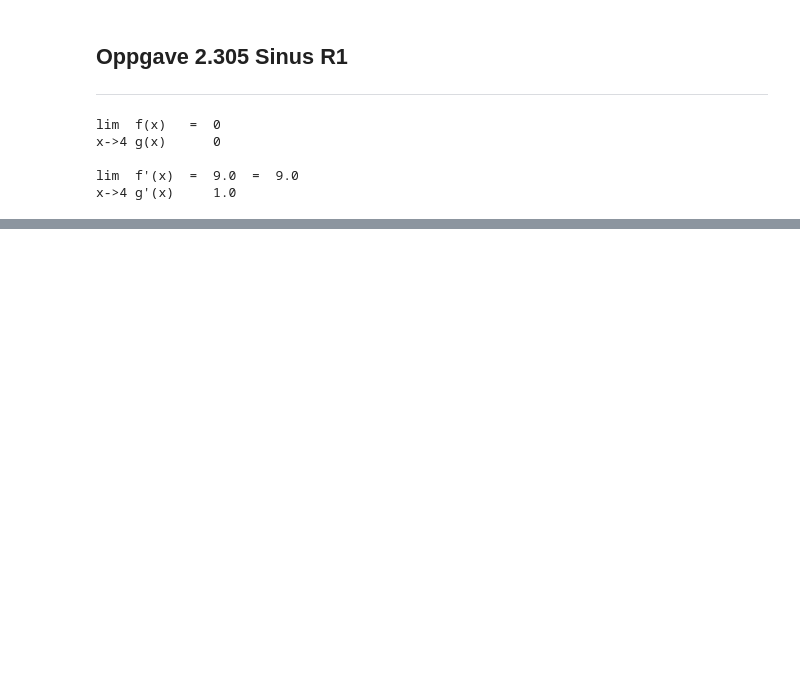
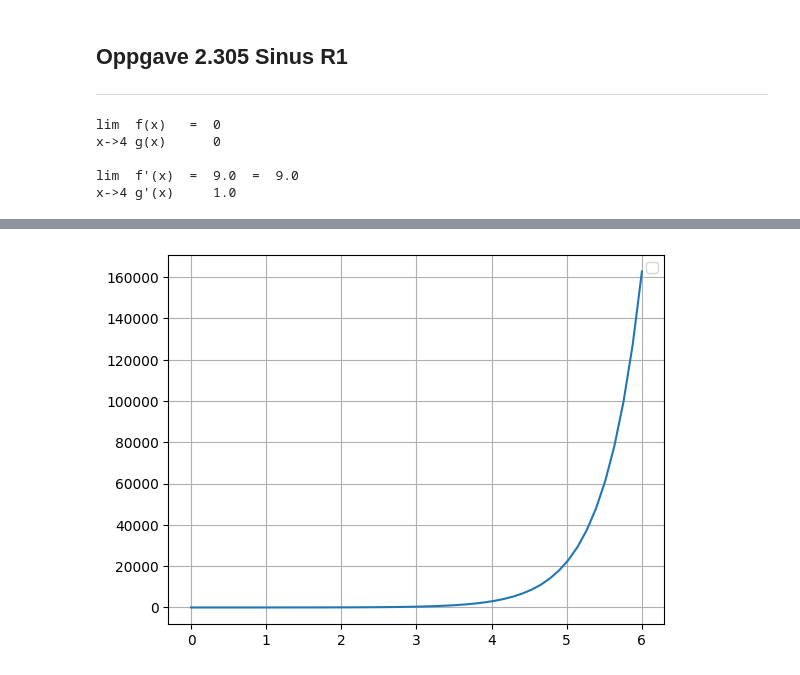
Before and after one commit to christoffer-s/notebooks, a Jupyter notebook: R1.ipynb, the cells around one changed output, grey strips where cells are left out. Saved outputs shown, nothing was run; the diff lists cells and outputs as text; code cells hidden in the pictures; blank space fills up the shorter version.

```diff
--- a/R1.ipynb
+++ b/R1.ipynb
@@ -415,4 +467,14 @@ x->4 g'(x)     1.0
 # %%
 from matplotlib import pyplot as plt
-from numpy import linespace
+from numpy import linspace, sqrt
+
+def f(x):
+    return e**(2*x)
+
+x1 = 0
+x2 = 6
+
+
+
+funksjon_graf(x1, x2)
 # %% [output]
@@ -419,0 +482 @@ ImportError: cannot import name 'linespace' from 'numpy' (/home/codespace/.local
+[figure, added]
```
Also changed, not shown: parts of 2 cells of this notebook.
